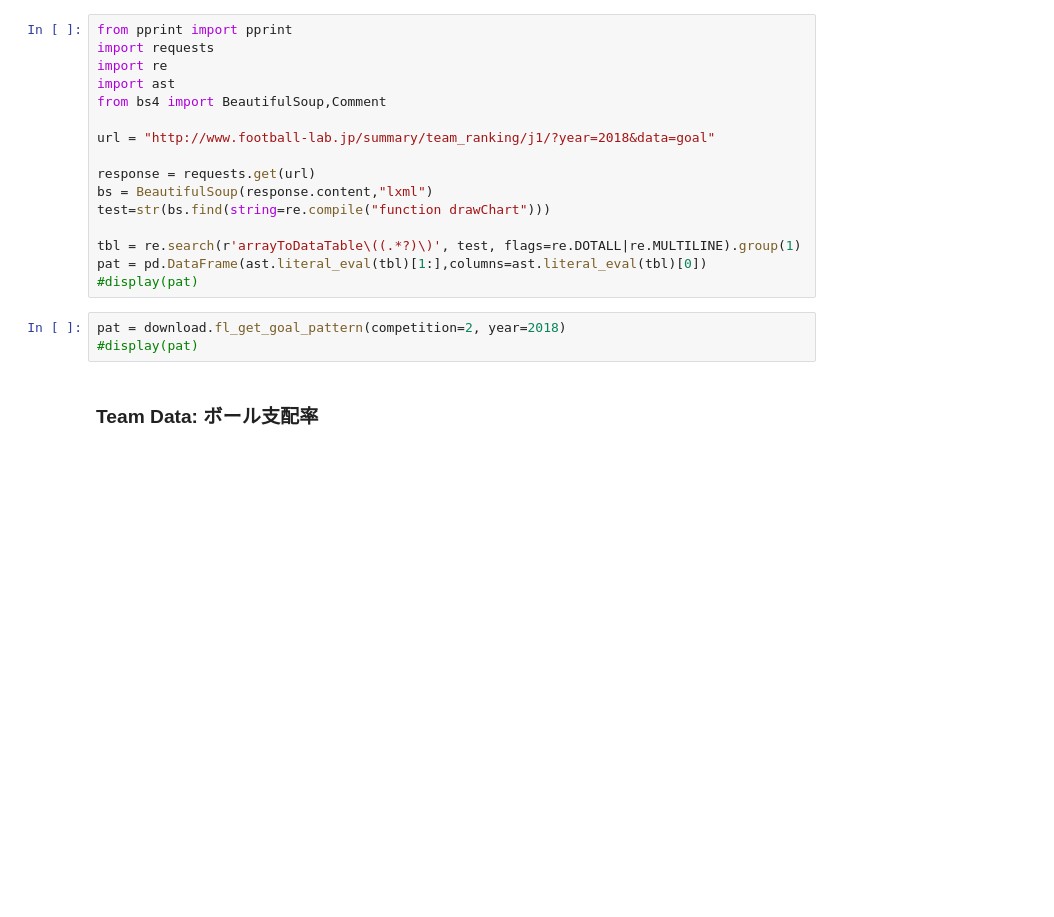
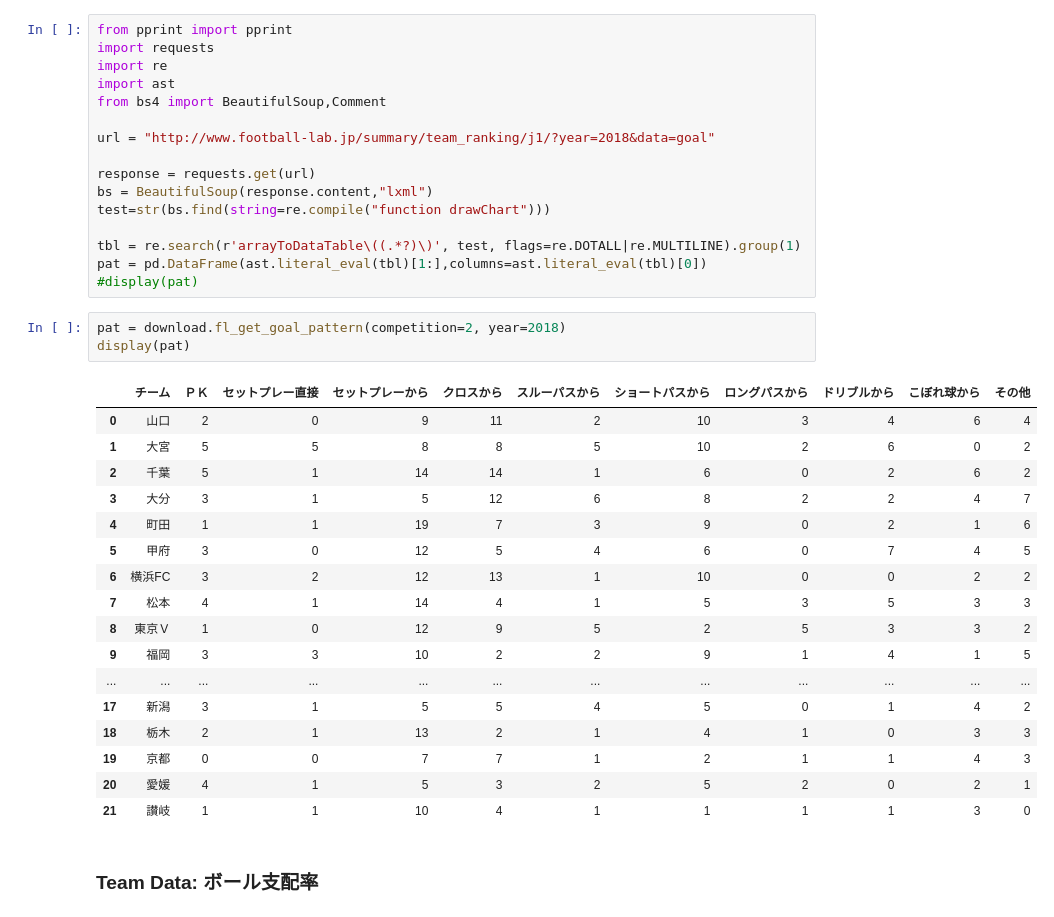
Before and after one commit to mark-n2/toto_notebook, a Jupyter notebook: 001_データ収集.ipynb, the cells around one changed output. Drawn from its saved outputs; the diff is of its cells as text; blank space fills up the shorter version.

```diff
--- a/001_データ収集.ipynb
+++ b/001_データ収集.ipynb
@@ -273,7 +273,25 @@ pat = pd.DataFrame(ast.literal_eval(tbl)[1:],columns=ast.literal_eval(tbl)[0])
 #display(pat)
 # %%
 pat = download.fl_get_goal_pattern(competition=2, year=2018)
-#display(pat)
+display(pat)
+# %% [output]
+|  | チーム | ＰＫ | セットプレー直接 | セットプレーから | クロスから | スルーパスから | ショートパスから | ロングパスから | ドリブルから | こぼれ球から | その他 |
+| 0 | 山口 | 2 | 0 | 9 | 11 | 2 | 10 | 3 | 4 | 6 | 4 |
+| 1 | 大宮 | 5 | 5 | 8 | 8 | 5 | 10 | 2 | 6 | 0 | 2 |
+| 2 | 千葉 | 5 | 1 | 14 | 14 | 1 | 6 | 0 | 2 | 6 | 2 |
+| 3 | 大分 | 3 | 1 | 5 | 12 | 6 | 8 | 2 | 2 | 4 | 7 |
+| 4 | 町田 | 1 | 1 | 19 | 7 | 3 | 9 | 0 | 2 | 1 | 6 |
+| 5 | 甲府 | 3 | 0 | 12 | 5 | 4 | 6 | 0 | 7 | 4 | 5 |
+| 6 | 横浜FC | 3 | 2 | 12 | 13 | 1 | 10 | 0 | 0 | 2 | 2 |
+| 7 | 松本 | 4 | 1 | 14 | 4 | 1 | 5 | 3 | 5 | 3 | 3 |
+| 8 | 東京Ｖ | 1 | 0 | 12 | 9 | 5 | 2 | 5 | 3 | 3 | 2 |
+| 9 | 福岡 | 3 | 3 | 10 | 2 | 2 | 9 | 1 | 4 | 1 | 5 |
+| ... | ... | ... | ... | ... | ... | ... | ... | ... | ... | ... | ... |
+| 17 | 新潟 | 3 | 1 | 5 | 5 | 4 | 5 | 0 | 1 | 4 | 2 |
+| 18 | 栃木 | 2 | 1 | 13 | 2 | 1 | 4 | 1 | 0 | 3 | 3 |
+| 19 | 京都 | 0 | 0 | 7 | 7 | 1 | 2 | 1 | 1 | 4 | 3 |
+| 20 | 愛媛 | 4 | 1 | 5 | 3 | 2 | 5 | 2 | 0 | 2 | 1 |
+| 21 | 讃岐 | 1 | 1 | 10 | 4 | 1 | 1 | 1 | 1 | 3 | 0 |
 # %% [markdown]
 ### Team Data: ボール支配率
 # %%
```
Also changed, not shown: parts of 1 cell of this notebook, 4 other files.
